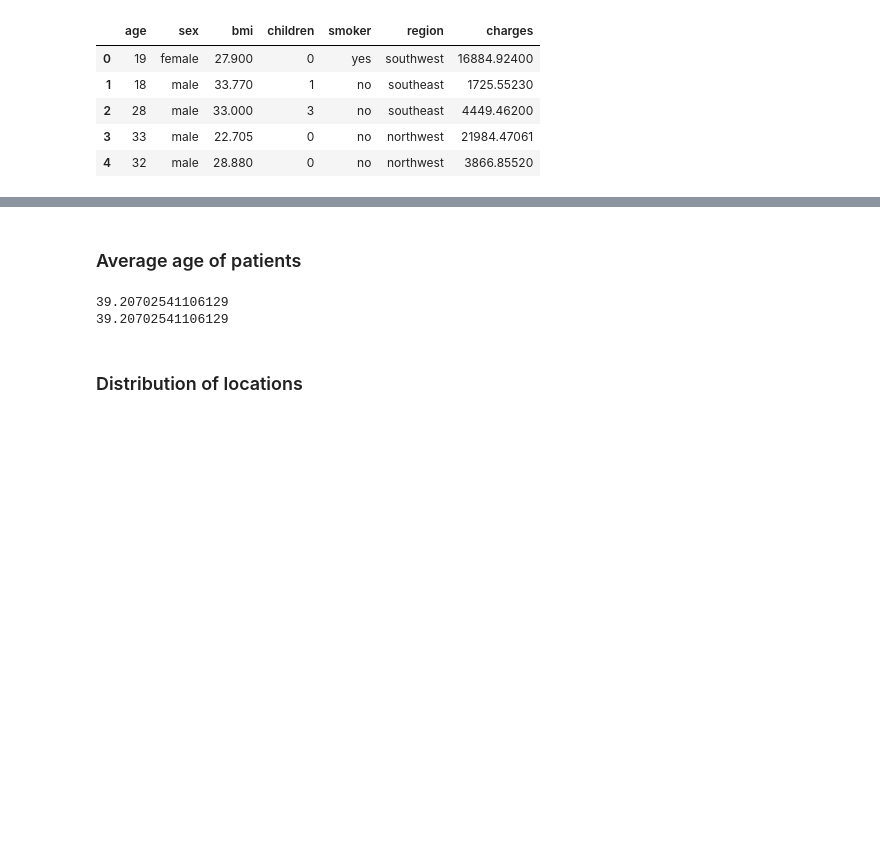
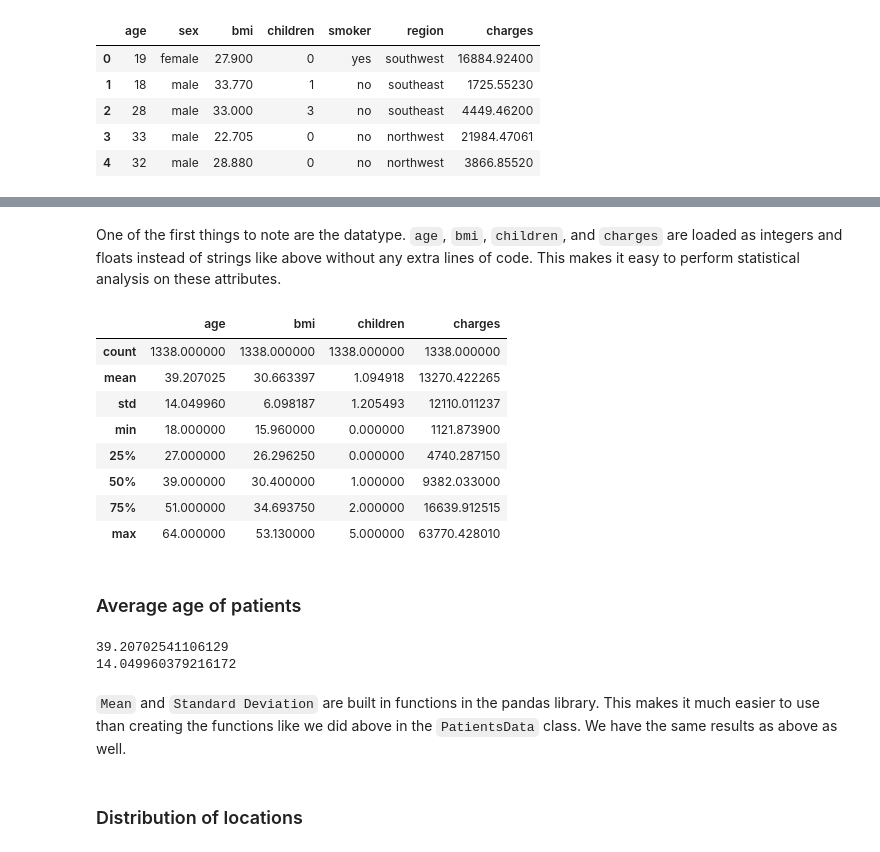
Before and after one commit to aaronoldre/us_medical_insurance_costs, a Jupyter notebook: us-medical-insurance-costs.ipynb, the cells around one changed output, grey strips where cells are left out. Saved outputs shown, nothing was run; the diff lists cells and outputs as text; code cells hidden in the pictures; blank space fills up the shorter version.

```diff
--- a/us-medical-insurance-costs.ipynb
+++ b/us-medical-insurance-costs.ipynb
@@ -226,2 +286,16 @@ df.head()
+# %% [markdown]
+One of the first things to note are the datatype. `age`, `bmi`, `children`, and `charges` are loaded as integers and floats instead of strings like above without any extra lines of code. This makes it easy to perform statistical analysis on these attributes.
+# %%
+df.describe()
+# %% [output]
+|  | age | bmi | children | charges |
+| count | 1338.000000 | 1338.000000 | 1338.000000 | 1338.000000 |
+| mean | 39.207025 | 30.663397 | 1.094918 | 13270.422265 |
+| std | 14.049960 | 6.098187 | 1.205493 | 12110.011237 |
+| min | 18.000000 | 15.960000 | 0.000000 | 1121.873900 |
+| 25% | 27.000000 | 26.296250 | 0.000000 | 4740.287150 |
+| 50% | 39.000000 | 30.400000 | 1.000000 | 9382.033000 |
+| 75% | 51.000000 | 34.693750 | 2.000000 | 16639.912515 |
+| max | 64.000000 | 53.130000 | 5.000000 | 63770.428010 |
 # %% [markdown]
 ### Average age of patients
@@ -231,9 +302,11 @@ def avg_age(ages):
 # %%
 print(df.age.mean())
-print(avg_age(df.age))
+print(df.age.std())
 # %% [output]
 39.20702541106129
-39.20702541106129
+14.049960379216172
+# %% [markdown]
+`Mean` and `Standard Deviation` are built in functions in the pandas library. This makes it much easier to use than creating the functions like we did above in the `PatientsData` class. We have the same results as above as well.
 # %% [markdown]
 ### Distribution of locations
 # %%
```
Also changed, not shown: parts of 22 cells of this notebook, 1 other file.
